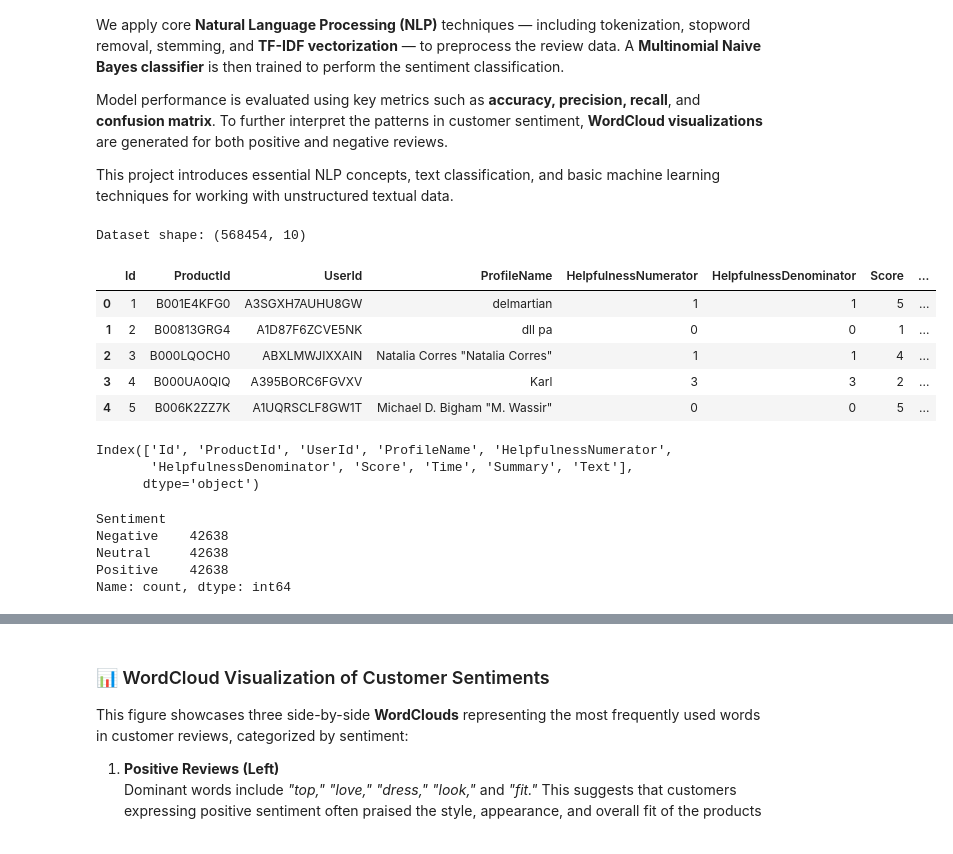
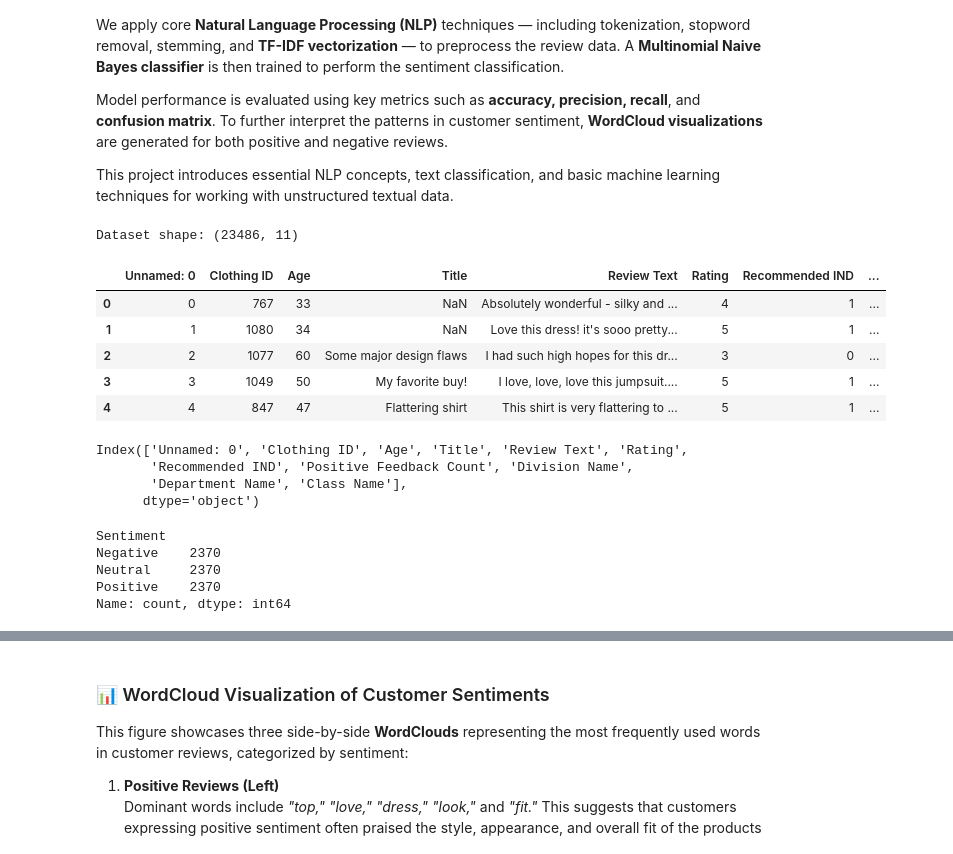
Before and after one commit to ZainabShujat/sentiment-analysis-nlp, a Jupyter notebook: sentiment_analysis.ipynb, the cells around one changed output, grey strips where cells are left out. Saved outputs shown, nothing was run; the diff lists cells and outputs as text; code cells hidden in the pictures.

```diff
--- a/sentiment_analysis.ipynb
+++ b/sentiment_analysis.ipynb
@@ -11,37 +11,38 @@ This project introduces essential NLP concepts, text classification, and basic m
 # %%
 import pandas as pd
 from sklearn.feature_extraction.text import TfidfVectorizer
 from sklearn.naive_bayes import MultinomialNB
 from sklearn.preprocessing import LabelEncoder
 import joblib
 
 
 # Load the dataset
-df = pd.read_csv("data/Reviews.csv")
+df = pd.read_csv("data/Womens Clothing E-Commerce Reviews.csv")
 
 # Display the shape and the first few rows
 print("Dataset shape:", df.shape)
 df.head()
 # %% [output]
-Dataset shape: (568454, 10)
+Dataset shape: (23486, 11)
-|  | Id | ProductId | UserId | ProfileName | HelpfulnessNumerator | HelpfulnessDenominator | Score | ... |
-| 0 | 1 | B001E4KFG0 | A3SGXH7AUHU8GW | delmartian | 1 | 1 | 5 | ... |
-| 1 | 2 | B00813GRG4 | A1D87F6ZCVE5NK | dll pa | 0 | 0 | 1 | ... |
-| 2 | 3 | B000LQOCH0 | ABXLMWJIXXAIN | Natalia Corres "Natalia Corres" | 1 | 1 | 4 | ... |
-| 3 | 4 | B000UA0QIQ | A395BORC6FGVXV | Karl | 3 | 3 | 2 | ... |
-| 4 | 5 | B006K2ZZ7K | A1UQRSCLF8GW1T | Michael D. Bigham "M. Wassir" | 0 | 0 | 5 | ... |
+|  | Unnamed: 0 | Clothing ID | Age | Title | Review Text | Rating | Recommended IND | ... |
+| 0 | 0 | 767 | 33 | NaN | Absolutely wonderful - silky and ... | 4 | 1 | ... |
+| 1 | 1 | 1080 | 34 | NaN | Love this dress! it's sooo pretty... | 5 | 1 | ... |
+| 2 | 2 | 1077 | 60 | Some major design flaws | I had such high hopes for this dr... | 3 | 0 | ... |
+| 3 | 3 | 1049 | 50 | My favorite buy! | I love, love, love this jumpsuit.... | 5 | 1 | ... |
+| 4 | 4 | 847 | 47 | Flattering shirt | This shirt is very flattering to ... | 5 | 1 | ... |
 # %%
 print(df.columns)
 # %% [output]
-Index(['Id', 'ProductId', 'UserId', 'ProfileName', 'HelpfulnessNumerator',
-       'HelpfulnessDenominator', 'Score', 'Time', 'Summary', 'Text'],
+Index(['Unnamed: 0', 'Clothing ID', 'Age', 'Title', 'Review Text', 'Rating',
+       'Recommended IND', 'Positive Feedback Count', 'Division Name',
+       'Department Name', 'Class Name'],
       dtype='object')
 # %%
 # Load your dataset again if not already
-df = pd.read_csv("data/Reviews.csv")
+df = pd.read_csv("data/Womens Clothing E-Commerce Reviews.csv")
 
 # Drop rows with no review text
-df = df.dropna(subset=['Summary'])
+df = df.dropna(subset=['Review Text'])
 
 # Recreate the Sentiment column
 def get_sentiment(rating):
@@ -52,7 +53,7 @@ def get_sentiment(rating):
     else:
         return 'Positive'
 
-df['Sentiment'] = df['Score'].apply(get_sentiment)
+df['Sentiment'] = df['Rating'].apply(get_sentiment)
 
 # Count how many samples are in each class
 min_class_size = df['Sentiment'].value_counts().min()
@@ -68,9 +69,9 @@ balanced_df = (
 print(balanced_df['Sentiment'].value_counts())
 # %% [output]
 Sentiment
-Negative    42638
-Neutral     42638
-Positive    42638
+Negative    2370
+Neutral     2370
+Positive    2370
 Name: count, dtype: int64
 # %%
 import string
```
Also changed, not shown: parts of 7 cells of this notebook, 6 other files.
